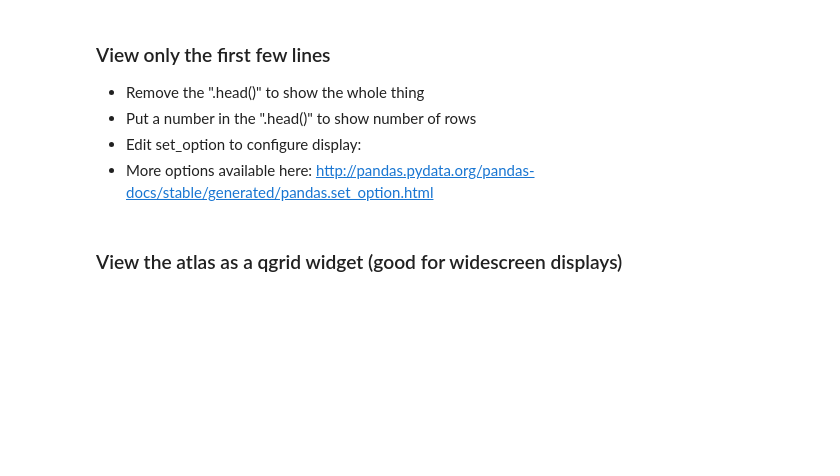
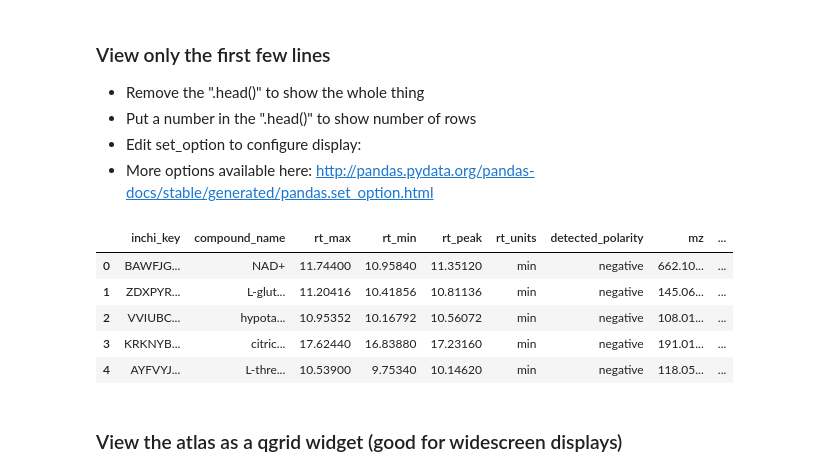
Before and after one commit to biorack/metatlas, a Jupyter notebook: docs/example_notebooks/Workflow Notebook.ipynb, the cells around one changed output. Cells and saved outputs as stored; diff of their text form; code cells hidden in the pictures; blank space fills up the shorter version.

```diff
--- a/docs/example_notebooks/Workflow Notebook.ipynb
+++ b/docs/example_notebooks/Workflow Notebook.ipynb
@@ -3,13 +3,16 @@
 # %%
 %matplotlib notebook
 import sys, os
-sys.path.insert(0,'/global/project/projectdirs/metatlas/anaconda/lib/python2.7/site-packages' )
+sys.path.insert(0,'/global/homes/b/bpb/metatlas/')
+sys.path.insert(1,'/global/project/projectdirs/metatlas/anaconda/lib/python2.7/site-packages' )
 
 from metatlas.helpers import dill2plots as dp
 from metatlas.helpers import metatlas_get_data_helper_fun as ma_data
 from metatlas.helpers import rt_corrector as rt_corrector
 from metatlas.helpers import chromatograms_mp_plots as cp
 import metatlas.metatlas_objects as metob
+from metatlas.helpers import mzmine_helpers as mzm
+
 
 import qgrid
 
@@ -24,3 +27,7 @@ import multiprocessing as mp
 import pandas as pd
 
 import matplotlib.pyplot as plot
+
+pd.set_option('display.max_rows', 5000)
+pd.set_option('display.max_columns', 500)
+pd.set_option('display.max_colwidth', 100)
@@ -195,3 +288,16 @@ print myAtlas.username
+# %%
+myAtlas = dp.make_atlas_from_spreadsheet('/global/homes/b/bpb/Downloads/161031_pos_all_atlas.csv',
+                                       '20161031_KBL_C18_HO_SecMet_CoCulture_POS',
+                                       filetype='csv',
+                                       sheetname='',
+                                       polarity = 'positive',
+                                       store=False,
+                                      mz_tolerance = 10)
+
+atlas_df = pd.read_csv('/global/homes/b/bpb/Downloads/161031_pos_all_atlas.csv',index_col=False)
+# atlas_df=pd.reset_index()
+atlas_df['detected_polarity'] = 'positive'
+atlas_df.head()
 # %% [markdown]
 ### Take a look at the selected atlas
 # %% [markdown]
@@ -204,8 +310,15 @@ http://pandas.pydata.org/pandas-docs/stable/generated/pandas.set_option.html
 # %%
 pd.set_option('display.max_rows', 500)
 pd.set_option('display.max_columns', 500)
-pd.set_option('display.max_colwidth', 1000)
+pd.set_option('display.max_colwidth', 10)
 atlas_df.head(5)
+# %% [output]
+|  | inchi_key | compound_name | rt_max | rt_min | rt_peak | rt_units | detected_polarity | mz | ... |
+| 0 | BAWFJG... | NAD+ | 11.74400 | 10.95840 | 11.35120 | min | negative | 662.10... | ... |
+| 1 | ZDXPYR... | L-glut... | 11.20416 | 10.41856 | 10.81136 | min | negative | 145.06... | ... |
+| 2 | VVIUBC... | hypota... | 10.95352 | 10.16792 | 10.56072 | min | negative | 108.01... | ... |
+| 3 | KRKNYB... | citric... | 17.62440 | 16.83880 | 17.23160 | min | negative | 191.01... | ... |
+| 4 | AYFVYJ... | L-thre... | 10.53900 | 9.75340 | 10.14620 | min | negative | 118.05... | ... |
 # %% [markdown]
 ### View the atlas as a qgrid widget (good for widescreen displays)
 # %%
```
Also changed, not shown: parts of 67 cells of this notebook, 3 other files.
